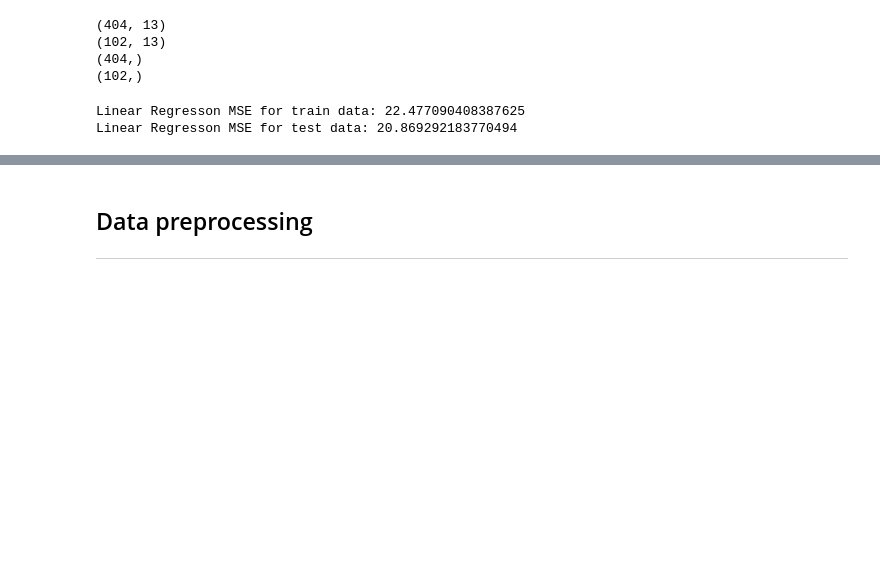
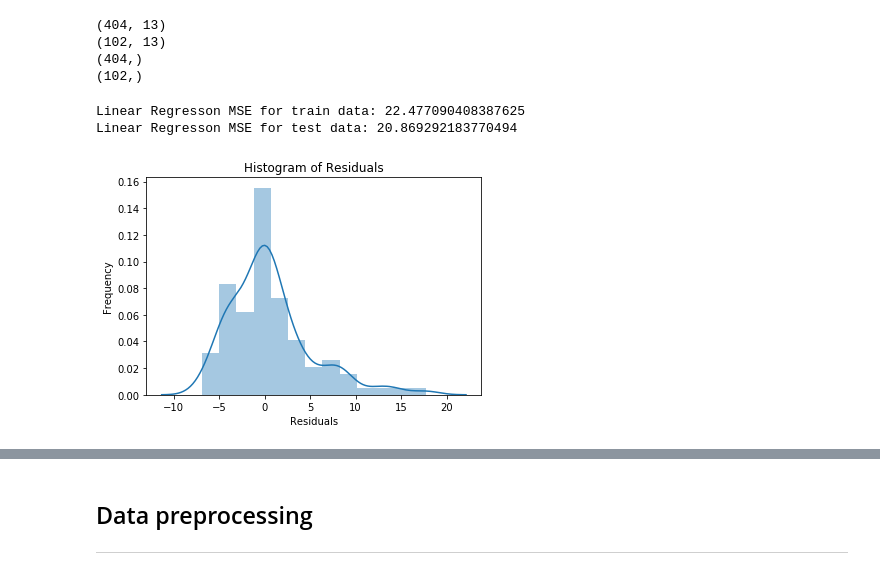
Before and after one commit to Victoria-Qiao/Boston_House_Prices_Modeling, a Jupyter notebook: data_analysis.ipynb, the cells around one changed output, grey strips where cells are left out. Drawn from its saved outputs; the diff is of its cells as text; code cells hidden in the pictures; blank space fills up the shorter version.

Commit message:
added residual histograms for test data for the models

```diff
--- a/data_analysis.ipynb
+++ b/data_analysis.ipynb
@@ -118,25 +118,33 @@ print(Yori_test.shape)
 # %%
 # linear regression
 from sklearn.linear_model import LinearRegression
 from sklearn.metrics import mean_squared_error
 
 def create_linear_regression_model(X_train, Y_train, X_test, Y_test):
     lr = LinearRegression()
     lr.fit(X_train, Y_train)
 
     y_train_pred = lr.predict(X_train)
     y_test_pred = lr.predict(X_test)
 
     lr_mse_train = mean_squared_error(Y_train, y_train_pred)
     lr_mse_test = mean_squared_error(Y_test, y_test_pred)
 
     print('Linear Regresson MSE for train data:', lr_mse_train)
     print('Linear Regresson MSE for test data:', lr_mse_test)
+    # Checking residuals
+    sns.distplot(Y_test-y_test_pred)
+    plt.title("Histogram of Residuals for Linear Regression")
+    plt.xlabel("Residuals")
+    plt.ylabel("Frequency")
+    plt.show()
+
 
 create_linear_regression_model(Xori_train, Yori_train, Xori_test, Yori_test)
 # %% [output]
 Linear Regresson MSE for train data: 22.477090408387625
 Linear Regresson MSE for test data: 20.869292183770494
+[figure, added]
 # %%
 # polynomial regression
 from sklearn.preprocessing import PolynomialFeatures
```
Also changed, not shown: parts of 3 cells of this notebook.
